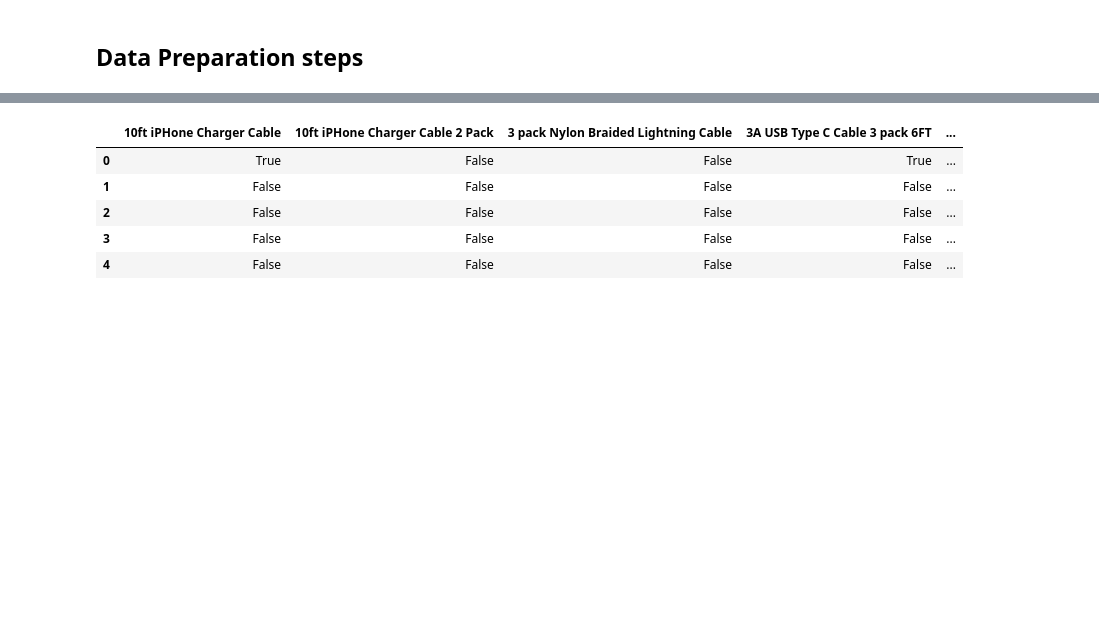
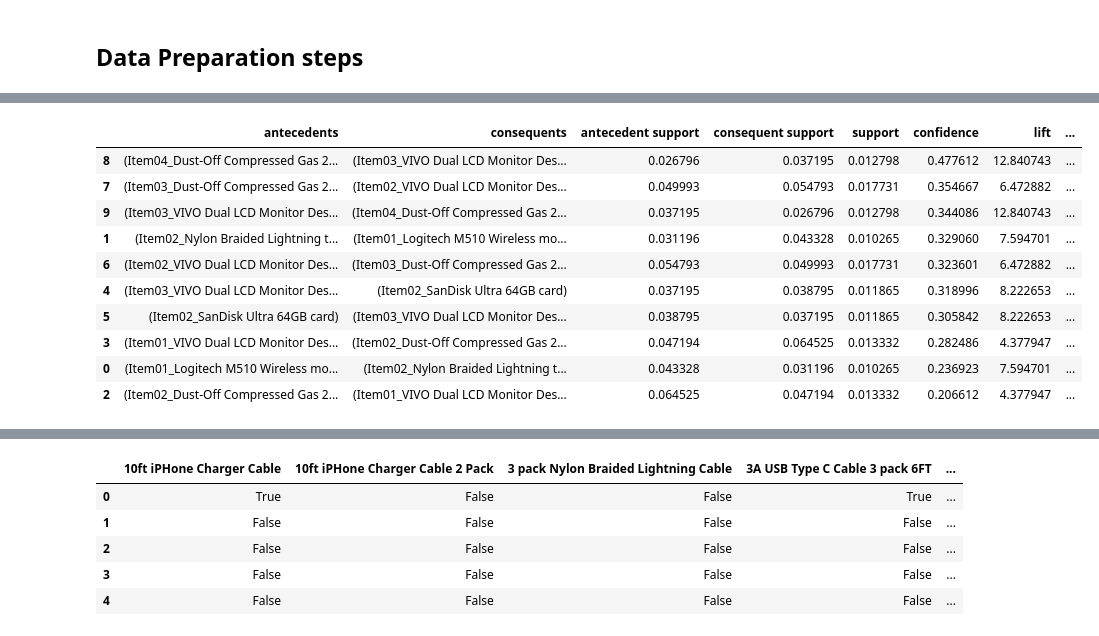
Before and after one commit to cfreeman22/d212_data_mining_2, a Jupyter notebook: D212_task3.ipynb, the cells around one changed output, grey strips where cells are left out. Drawn from its saved outputs; the diff is of its cells as text; code cells hidden in the pictures; blank space fills up the shorter version.

```diff
--- a/D212_task3.ipynb
+++ b/D212_task3.ipynb
@@ -49,0 +89,3 @@ df = pd.read_csv('/content/drive/My Drive/teleco_market_basket.csv')
+# %%
+#resetting the index
+df =df.reset_index(drop=True)
@@ -58,0 +186,7 @@ df.head()
+# %%
+clean_data = df.copy()
+# %%
+# preparing data using one hot encoding
+clean_data = pd.get_dummies(clean_data)
+clean_data = clean_data.groupby(level=0, axis=1).sum()
+clean_data
@@ -58,0 +207,3 @@ df.head()
+# %%
+freq_itemsets = apriori(clean_data, min_support=0.01, use_colnames=True)
+freq_itemsets
@@ -58,0 +244,15 @@ df.head()
+# %%
+rules = association_rules(freq_itemsets,metric='lift', min_threshold=1)
+rules.sort_values(by='confidence', ascending= False)
+# %% [output]
+|  | antecedents | consequents | antecedent support | consequent support | support | confidence | lift | ... |
+| 8 | (Item04_Dust-Off Compressed Gas 2... | (Item03_VIVO Dual LCD Monitor Des... | 0.026796 | 0.037195 | 0.012798 | 0.477612 | 12.840743 | ... |
+| 7 | (Item03_Dust-Off Compressed Gas 2... | (Item02_VIVO Dual LCD Monitor Des... | 0.049993 | 0.054793 | 0.017731 | 0.354667 | 6.472882 | ... |
+| 9 | (Item03_VIVO Dual LCD Monitor Des... | (Item04_Dust-Off Compressed Gas 2... | 0.037195 | 0.026796 | 0.012798 | 0.344086 | 12.840743 | ... |
+| 1 | (Item02_Nylon Braided Lightning t... | (Item01_Logitech M510 Wireless mo... | 0.031196 | 0.043328 | 0.010265 | 0.329060 | 7.594701 | ... |
+| 6 | (Item02_VIVO Dual LCD Monitor Des... | (Item03_Dust-Off Compressed Gas 2... | 0.054793 | 0.049993 | 0.017731 | 0.323601 | 6.472882 | ... |
+| 4 | (Item03_VIVO Dual LCD Monitor Des... | (Item02_SanDisk Ultra 64GB card) | 0.037195 | 0.038795 | 0.011865 | 0.318996 | 8.222653 | ... |
+| 5 | (Item02_SanDisk Ultra 64GB card) | (Item03_VIVO Dual LCD Monitor Des... | 0.038795 | 0.037195 | 0.011865 | 0.305842 | 8.222653 | ... |
+| 3 | (Item01_VIVO Dual LCD Monitor Des... | (Item02_Dust-Off Compressed Gas 2... | 0.047194 | 0.064525 | 0.013332 | 0.282486 | 4.377947 | ... |
+| 0 | (Item01_Logitech M510 Wireless mo... | (Item02_Nylon Braided Lightning t... | 0.043328 | 0.031196 | 0.010265 | 0.236923 | 7.594701 | ... |
+| 2 | (Item02_Dust-Off Compressed Gas 2... | (Item01_VIVO Dual LCD Monitor Des... | 0.064525 | 0.047194 | 0.013332 | 0.206612 | 4.377947 | ... |
```
Also changed, not shown: parts of 52 cells of this notebook.
